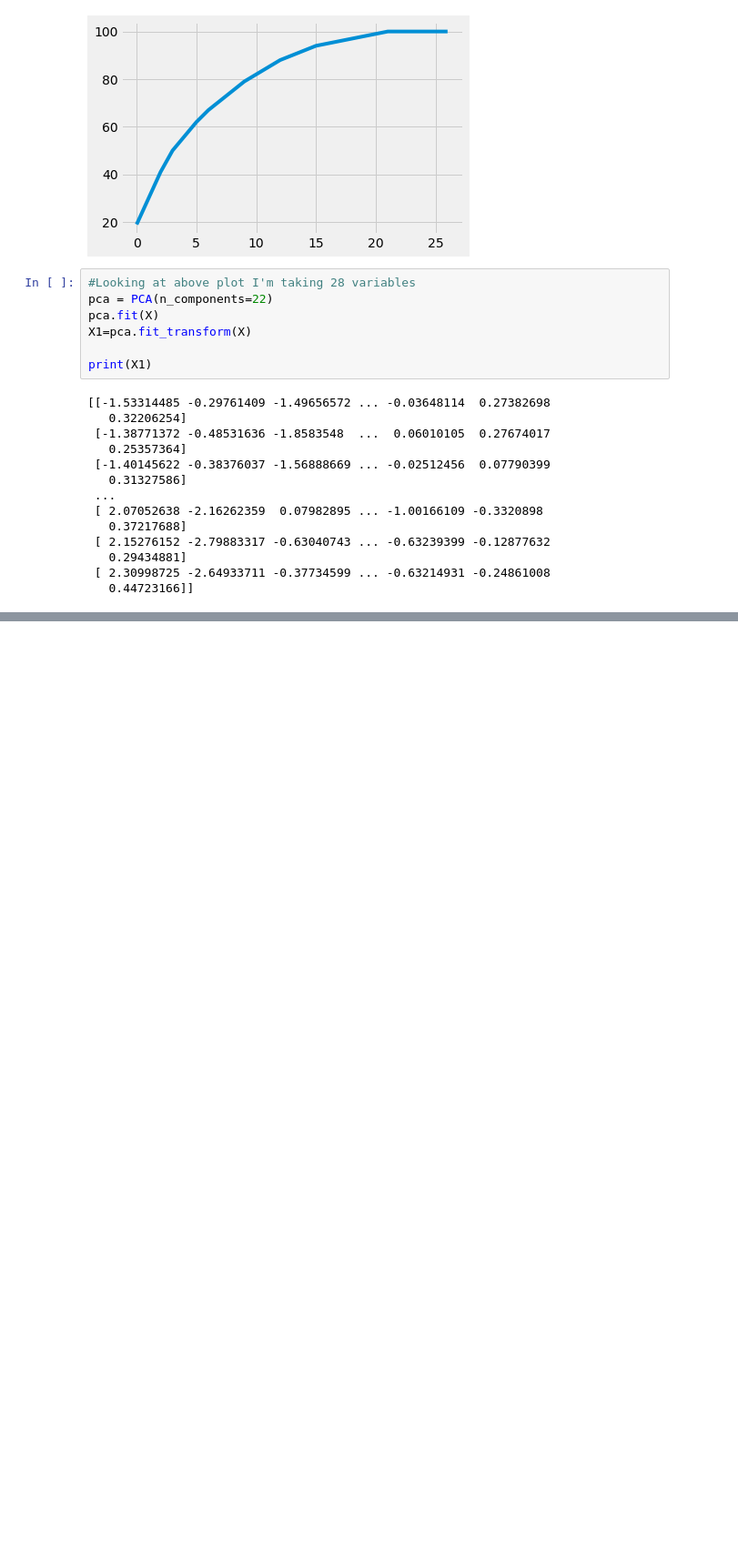
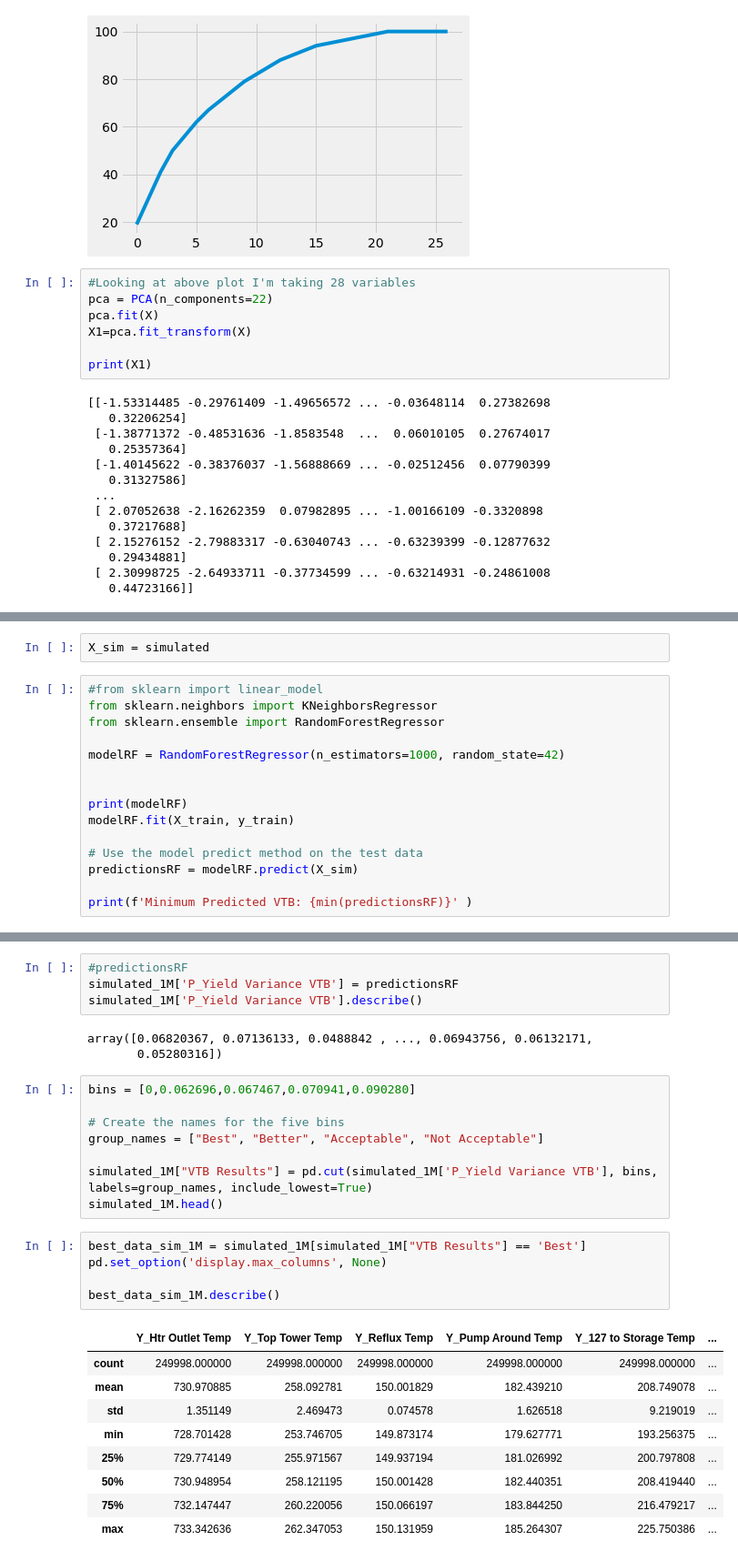
Before and after one commit to JPHebert32/MPO, a Jupyter notebook: data.ipynb, the cells around one changed output, grey strips where cells are left out. Shown: that part at 91% size. Saved outputs shown, nothing was run; the diff lists cells and outputs as text; blank space fills up the shorter version.

```diff
--- a/data.ipynb
+++ b/data.ipynb
@@ -528,0 +538,17 @@ print(X1)
+# %%
+X_sim = simulated
+# %%
+#from sklearn import linear_model
+from sklearn.neighbors import KNeighborsRegressor
+from sklearn.ensemble import RandomForestRegressor
+
+modelRF = RandomForestRegressor(n_estimators=1000, random_state=42)
+
+
+print(modelRF)
+modelRF.fit(X_train, y_train)
+
+# Use the model predict method on the test data
+predictionsRF = modelRF.predict(X_sim)
+
+print(f'Minimum Predicted VTB: {min(predictionsRF)}' )
@@ -528,0 +564,30 @@ print(X1)
+# %%
+#predictionsRF
+simulated_1M['P_Yield Variance VTB'] = predictionsRF
+simulated_1M['P_Yield Variance VTB'].describe()
+# %% [output]
+array([0.06820367, 0.07136133, 0.0488842 , ..., 0.06943756, 0.06132171,
+       0.05280316])
+# %%
+bins = [0,0.062696,0.067467,0.070941,0.090280]
+
+# Create the names for the five bins
+group_names = ["Best", "Better", "Acceptable", "Not Acceptable"]
+
+simulated_1M["VTB Results"] = pd.cut(simulated_1M['P_Yield Variance VTB'], bins, labels=group_names, include_lowest=True)
+simulated_1M.head()
+# %%
+best_data_sim_1M = simulated_1M[simulated_1M["VTB Results"] == 'Best']
+pd.set_option('display.max_columns', None)
+
+best_data_sim_1M.describe()
+# %% [output]
+|  | Y_Htr Outlet Temp | Y_Top Tower Temp | Y_Reflux Temp | Y_Pump Around Temp | Y_127 to Storage Temp | ... |
+| count | 249998.000000 | 249998.000000 | 249998.000000 | 249998.000000 | 249998.000000 | ... |
+| mean | 730.970885 | 258.092781 | 150.001829 | 182.439210 | 208.749078 | ... |
+| std | 1.351149 | 2.469473 | 0.074578 | 1.626518 | 9.219019 | ... |
+| min | 728.701428 | 253.746705 | 149.873174 | 179.627771 | 193.256375 | ... |
+| 25% | 729.774149 | 255.971567 | 149.937194 | 181.026992 | 200.797808 | ... |
+| 50% | 730.948954 | 258.121195 | 150.001428 | 182.440351 | 208.419440 | ... |
+| 75% | 732.147447 | 260.220056 | 150.066197 | 183.844250 | 216.479217 | ... |
+| max | 733.342636 | 262.347053 | 150.131959 | 185.264307 | 225.750386 | ... |
```
Also changed, not shown: parts of 41 cells of this notebook, 2 other files.
